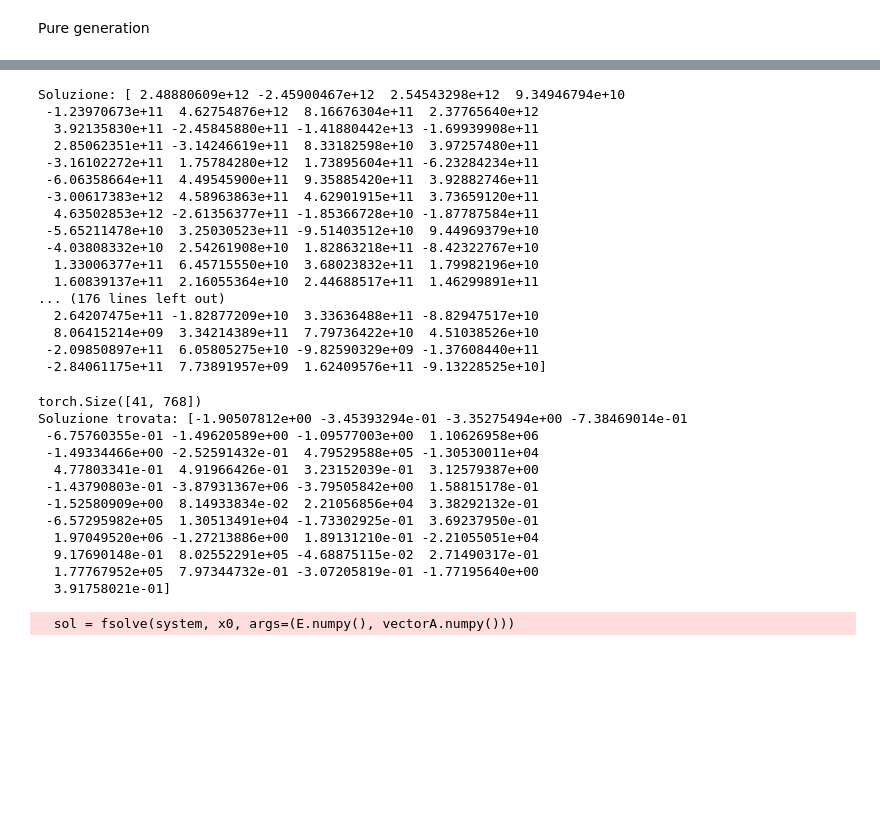
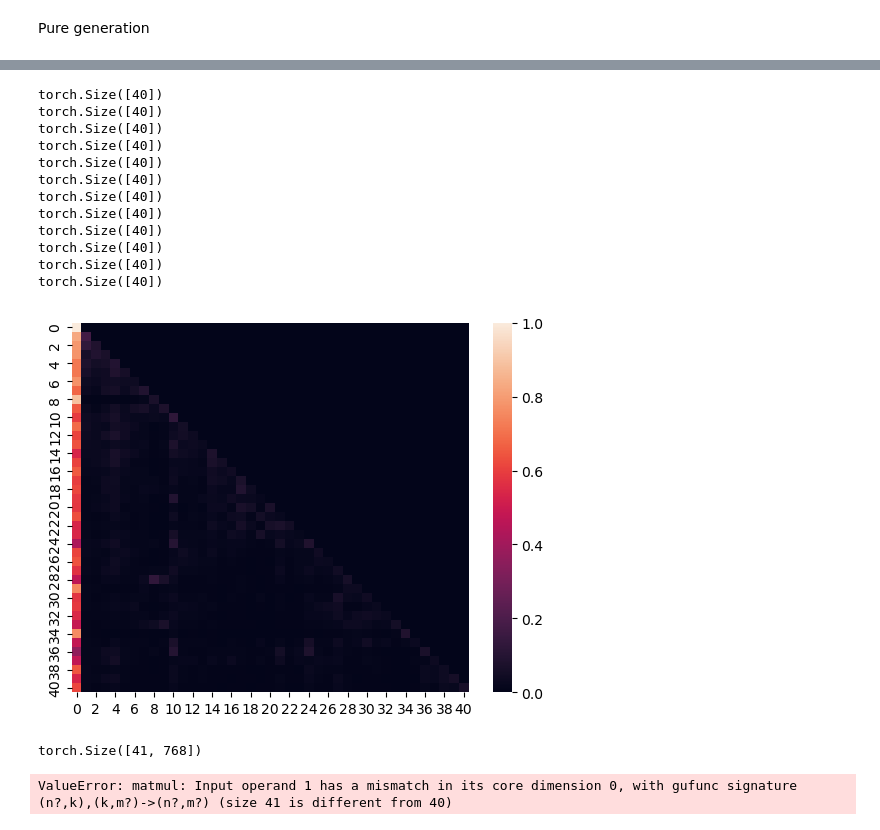
Before and after one commit to AlessandroMiotto/transformers, a Jupyter notebook: prova(Lorenzo).ipynb, the cells around one changed output, grey strips where cells are left out. Saved outputs shown, nothing was run; the diff lists cells and outputs as text; code cells hidden in the pictures; blank space fills up the shorter version.

```diff
--- a/prova(Lorenzo).ipynb
+++ b/prova(Lorenzo).ipynb
@@ -288,54 +310,47 @@ Text(0.5, 1.0, 'Log likelihood as a function of the dot product between the mu v
 # %%
 from scipy.linalg import solve
 prompt = "I'm an Italian physicist who lived in Padua. I am known for my work in the field of optics and astronomy. I was born in 1564 and died in 1642. My name is Galileo"
+
 inputs = tokenizer(prompt, return_tensors="pt")
 
 with torch.no_grad():
     outputs = model(**inputs)
     hidden_states = outputs.hidden_states
 
 layers = hidden_states[1:]
 # attentions is a tuple of tensors. Each tensor is 12 attention maps of 16x16 matrices.
 attentions = outputs.attentions
 
 
 lastStepAttentionMatrices = attentions[11][0]
-vectorA = torch.tensor(np.zeros(41))
+vectorA = torch.tensor(np.zeros(40))
+matrixTmp = torch.tensor(np.zeros((41, 41)))
 for head in range(12):
     attentionHead = lastStepAttentionMatrices[head]
-    column = attentionHead[:,0]
+    column = attentionHead[-1,:]
+    column = column[:-1]
+    print(column.shape)
     vectorA = vectorA + column
-vectorA
+    matrixTmp = matrixTmp + attentionHead
+sns.heatmap(matrixTmp/12)
 
 inputs = tokenizer(prompt, return_tensors="pt")
 T = torch.nn.functional.one_hot(inputs.input_ids[0], num_classes=embeddings.shape[0]).float()
 E = torch.matmul(T,embeddings)
-
-from scipy.linalg import lstsq
-
-
-# Risoluzione ai minimi quadrati
-x, residuals, rank, s = lstsq(E.numpy(), vectorA.numpy())
-
-print("Soluzione:", x)
 # %% [output]
-Soluzione: [ 2.48880609e+12 -2.45900467e+12  2.54543298e+12  9.34946794e+10
- -1.23970673e+11  4.62754876e+12  8.16676304e+11  2.37765640e+12
-  3.92135830e+11 -2.45845880e+11 -1.41880442e+13 -1.69939908e+11
-  2.85062351e+11 -3.14246619e+11  8.33182598e+10  3.97257480e+11
- -3.16102272e+11  1.75784280e+12  1.73895604e+11 -6.23284234e+11
- -6.06358664e+11  4.49545900e+11  9.35885420e+11  3.92882746e+11
- -3.00617383e+12  4.58963863e+11  4.62901915e+11  3.73659120e+11
-  4.63502853e+12 -2.61356377e+11 -1.85366728e+10 -1.87787584e+11
- -5.65211478e+10  3.25030523e+11 -9.51403512e+10  9.44969379e+10
- -4.03808332e+10  2.54261908e+10  1.82863218e+11 -8.42322767e+10
-  1.33006377e+11  6.45715550e+10  3.68023832e+11  1.79982196e+10
-  1.60839137e+11  2.16055364e+10  2.44688517e+11  1.46299891e+11
-... (176 lines left out)
-  2.64207475e+11 -1.82877209e+10  3.33636488e+11 -8.82947517e+10
-  8.06415214e+09  3.34214389e+11  7.79736422e+10  4.51038526e+10
- -2.09850897e+11  6.05805275e+10 -9.82590329e+09 -1.37608440e+11
- -2.84061175e+11  7.73891957e+09  1.62409576e+11 -9.13228525e+10]
+torch.Size([40])
+torch.Size([40])
+torch.Size([40])
+torch.Size([40])
+torch.Size([40])
+torch.Size([40])
+torch.Size([40])
+torch.Size([40])
+torch.Size([40])
+torch.Size([40])
+torch.Size([40])
+torch.Size([40])
+[figure, added]
 # %%
 import numpy as np
 from scipy.optimize import fsolve
@@ -359,27 +374,21 @@ def system(x, E, A):
 # Esempio fittizio
 np.random.seed(0)
 
-n = 41
-
-x0 = 2*np.ones(n)              # Stima iniziale
+n = 40
+x0 = 0.1*np.ones(n)              # Stima iniziale
 print(E.shape)
 # Risoluzione
 sol = fsolve(system, x0, args=(E.numpy(), vectorA.numpy()))
 
-print("Soluzione trovata:", sol)
+#print("Soluzione trovata:", sol)
 
-x @ E
+x_m = f(sol @ E.numpy())
+
+x_m = torch.tensor(x_m, dtype = torch.float)
+
+prob, idxs, tokens = get_tokens_prob(torch.tensor(x_m, dtype = torch.float), 10)
+for p, _, token in zip(prob, idxs, tokens):
+    print(f" -> {-torch.log(p):.2f}: '{token}'")
 # %% [output]
 torch.Size([41, 768])
-Soluzione trovata: [-1.90507812e+00 -3.45393294e-01 -3.35275494e+00 -7.38469014e-01
- -6.75760355e-01 -1.49620589e+00 -1.09577003e+00  1.10626958e+06
- -1.49334466e+00 -2.52591432e-01  4.79529588e+05 -1.30530011e+04
-  4.77803341e-01  4.91966426e-01  3.23152039e-01  3.12579387e+00
- -1.43790803e-01 -3.87931367e+06 -3.79505842e+00  1.58815178e-01
- -1.52580909e+00  8.14933834e-02  2.21056856e+04  3.38292132e-01
- -6.57295982e+05  1.30513491e+04 -1.73302925e-01  3.69237950e-01
-  1.97049520e+06 -1.27213886e+00  1.89131210e-01 -2.21055051e+04
-  9.17690148e-01  8.02552291e+05 -4.68875115e-02  2.71490317e-01
-  1.77767952e+05  7.97344732e-01 -3.07205819e-01 -1.77195640e+00
-  3.91758021e-01]
-  sol = fsolve(system, x0, args=(E.numpy(), vectorA.numpy()))
+ValueError: matmul: Input operand 1 has a mismatch in its core dimension 0, with gufunc signature (n?,k),(k,m?)->(n?,m?) (size 41 is different from 40)
```
Also changed, not shown: parts of 6 cells of this notebook.
